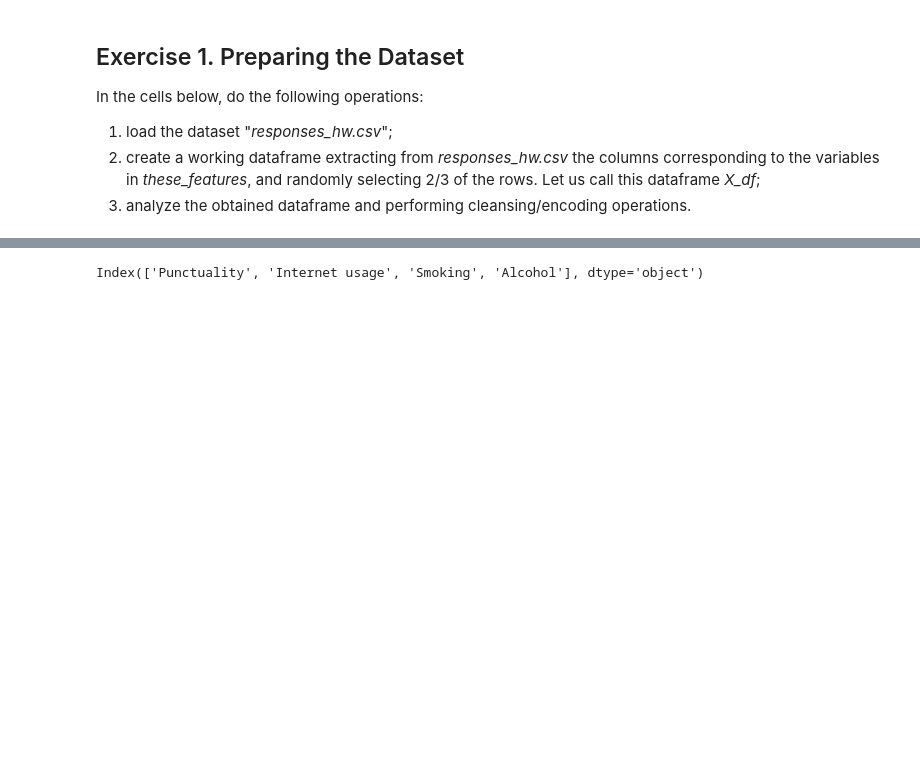
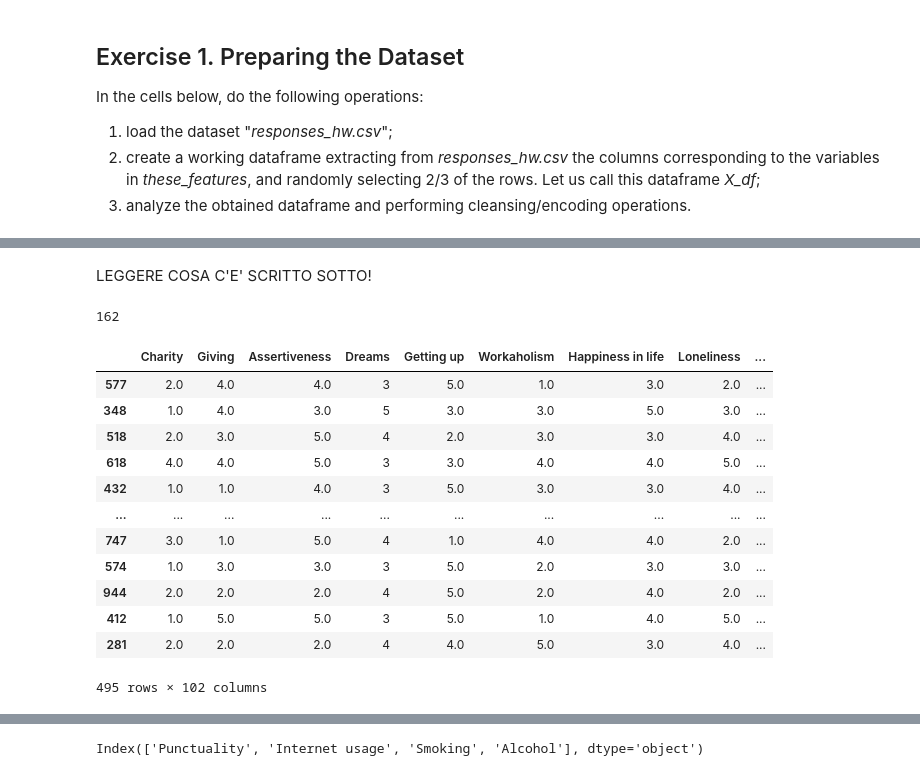
Before and after one commit to fabiolauro/PCA_CLA_Project, a Jupyter notebook: HWpca_Lauro_Martellone.ipynb, the cells around one changed output, grey strips where cells are left out. Drawn from its saved outputs; the diff is of its cells as text; code cells hidden in the pictures; blank space fills up the shorter version.

```diff
--- a/HWpca_Lauro_Martellone.ipynb
+++ b/HWpca_Lauro_Martellone.ipynb
@@ -220,0 +226,32 @@ display(X_df)
+# %% [markdown]
+LEGGERE COSA C'E' SCRITTO SOTTO!
+# %%
+missing_values = missing_values[missing_values>3]
+
+how_many = np.sum(missing_values)
+print(how_many)
+#it shows that the missing values corresponding to variables with more than 3 missing values are 162, out of 281.
+#We could consider to fill those values, which won't affect sensibly the variance in the data since we are filling just a few values per variable.
+#We can talk about it with the professor. For now we see the results obtained by dropping all the missing values and
+#eventually just fix this part of the code
+# %% [output]
+162
+# %%
+
+#removing missing values
+X_df_raw = X_df_raw.dropna()
+display(X_df_raw)
+# %% [output]
+|  | Charity | Giving | Assertiveness | Dreams | Getting up | Workaholism | Happiness in life | Loneliness | ... |
+| 577 | 2.0 | 4.0 | 4.0 | 3 | 5.0 | 1.0 | 3.0 | 2.0 | ... |
+| 348 | 1.0 | 4.0 | 3.0 | 5 | 3.0 | 3.0 | 5.0 | 3.0 | ... |
+| 518 | 2.0 | 3.0 | 5.0 | 4 | 2.0 | 3.0 | 3.0 | 4.0 | ... |
+| 618 | 4.0 | 4.0 | 5.0 | 3 | 3.0 | 4.0 | 4.0 | 5.0 | ... |
+| 432 | 1.0 | 1.0 | 4.0 | 3 | 5.0 | 3.0 | 3.0 | 4.0 | ... |
+| ... | ... | ... | ... | ... | ... | ... | ... | ... | ... |
+| 747 | 3.0 | 1.0 | 5.0 | 4 | 1.0 | 4.0 | 4.0 | 2.0 | ... |
+| 574 | 1.0 | 3.0 | 3.0 | 3 | 5.0 | 2.0 | 3.0 | 3.0 | ... |
+| 944 | 2.0 | 2.0 | 2.0 | 4 | 5.0 | 2.0 | 4.0 | 2.0 | ... |
+| 412 | 1.0 | 5.0 | 5.0 | 3 | 5.0 | 1.0 | 4.0 | 5.0 | ... |
+| 281 | 2.0 | 2.0 | 2.0 | 4 | 4.0 | 5.0 | 3.0 | 4.0 | ... |
+495 rows × 102 columns
```
Also changed, not shown: parts of 6 cells of this notebook.
